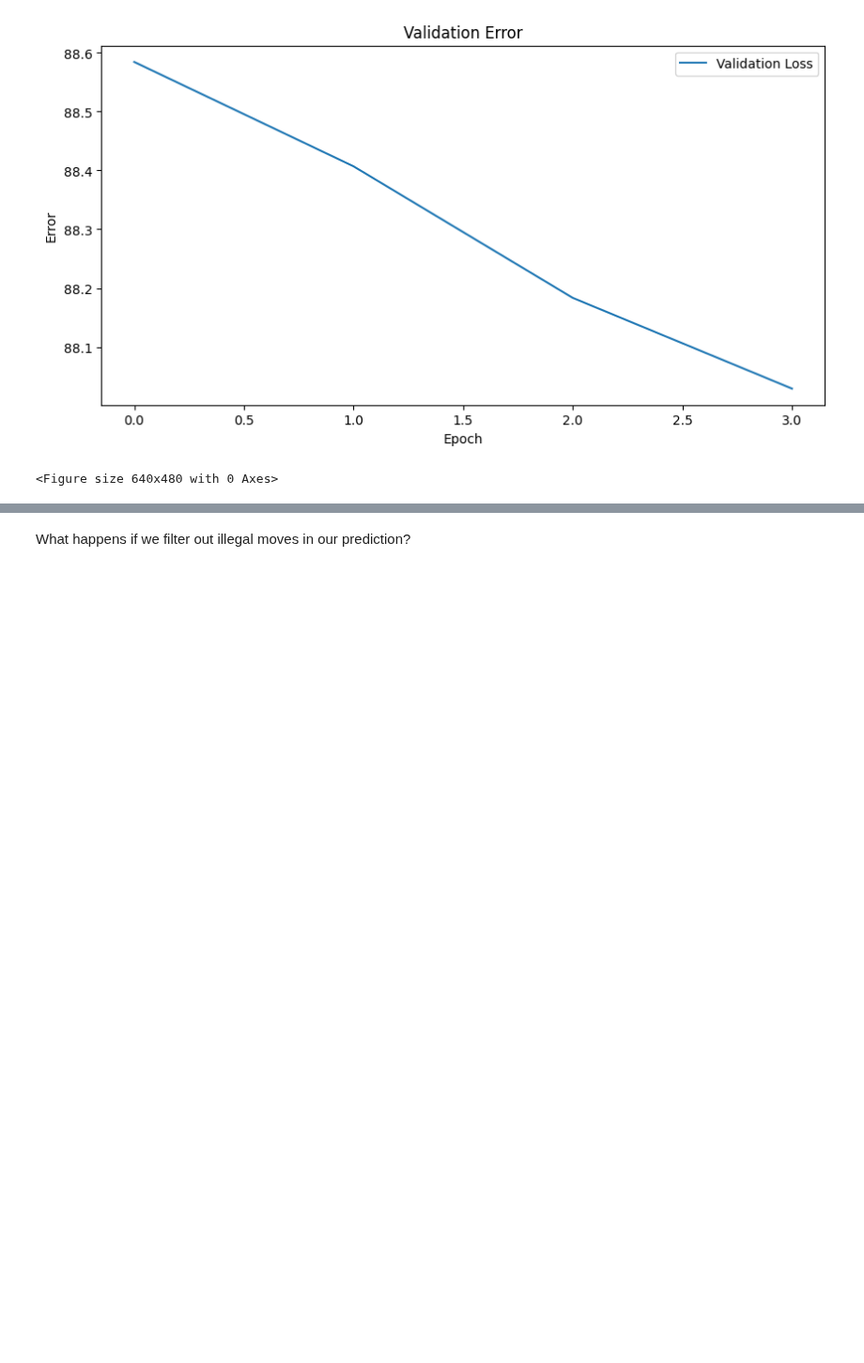
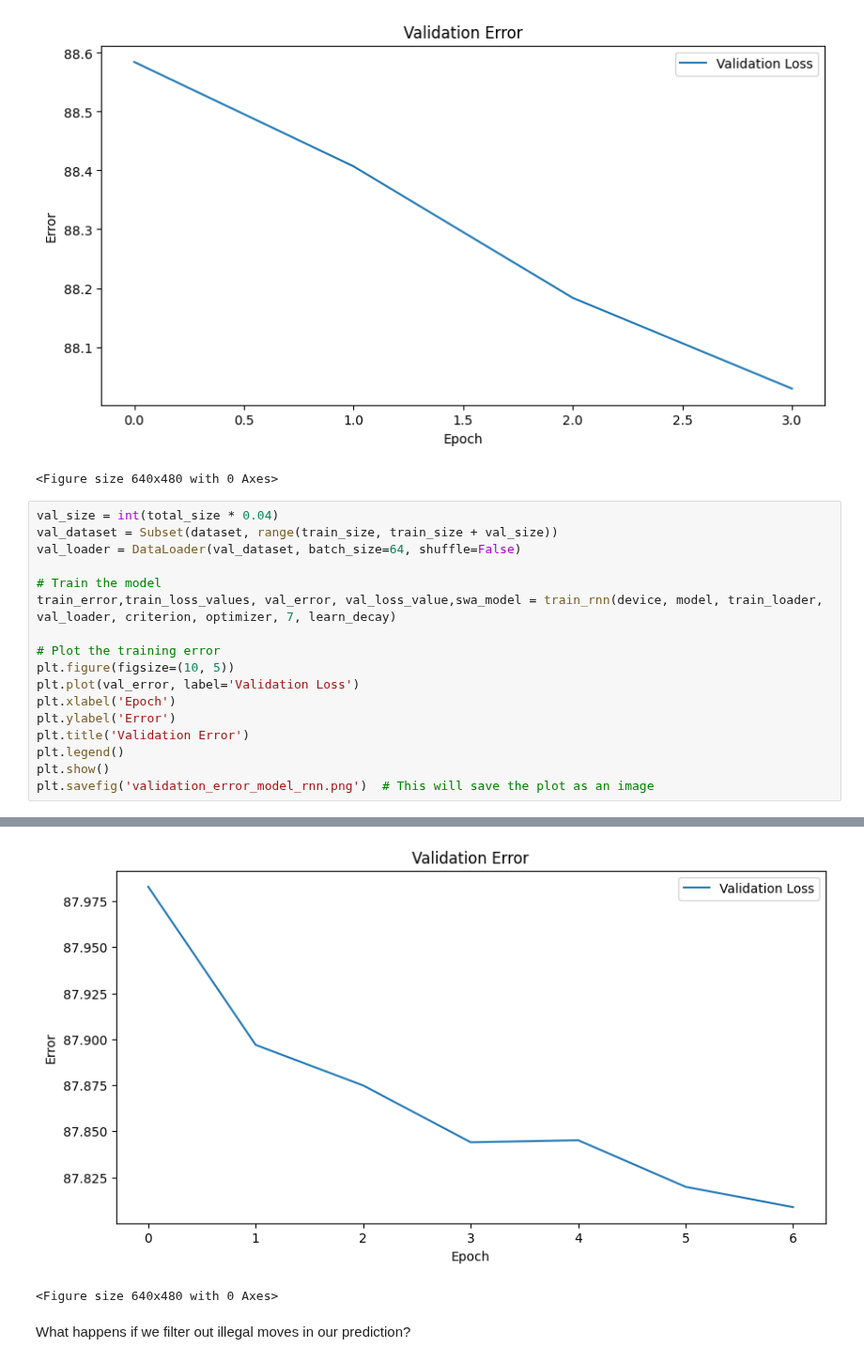
Before and after one commit to tonyjongyoonan/enpoisson, a Jupyter notebook: research/notebooks/exploration.ipynb, the cells around one changed output, grey strips where cells are left out. Shown at 94% size. Drawn from its saved outputs; the diff is of its cells as text; blank space fills up the shorter version.

```diff
--- a/research/notebooks/exploration.ipynb
+++ b/research/notebooks/exploration.ipynb
@@ -503,3 +503,21 @@ Epoch 4, Batch: 33000| Training Loss: 4.8332423023888555
 Epoch 4, Training Loss: 4.832434773459286, Validation Error: 88.02913113417509, Validation Top-3 Accuracy: 23.04158127854146, Training Error: 88.47383905682733
 [figure]
 <Figure size 640x480 with 0 Axes>
+# %%
+val_size = int(total_size * 0.04)
+val_dataset = Subset(dataset, range(train_size, train_size + val_size))
+val_loader = DataLoader(val_dataset, batch_size=64, shuffle=False)
+
+# Train the model
+train_error,train_loss_values, val_error, val_loss_value,swa_model = train_rnn(device, model, train_loader, val_loader, criterion, optimizer, 7, learn_decay)
+
+# Plot the training error
+plt.figure(figsize=(10, 5))
+plt.plot(val_error, label='Validation Loss')
+plt.xlabel('Epoch')
+plt.ylabel('Error')
+plt.title('Validation Error')
+plt.legend()
+plt.show()
+plt.savefig('validation_error_model_rnn.png')  # This will save the plot as an image
+# %% [output]
@@ -506,3 +541,5 @@ Epoch 4, Training Loss: 4.832434773459286, Validation Error: 88.02913113417509,
+[figure, added]
+<Figure size 640x480 with 0 Axes>
 # %% [markdown]
 What happens if we filter out illegal moves in our prediction?
 # %%
```
Also changed, not shown: parts of 2 cells of this notebook, 1 other file.
